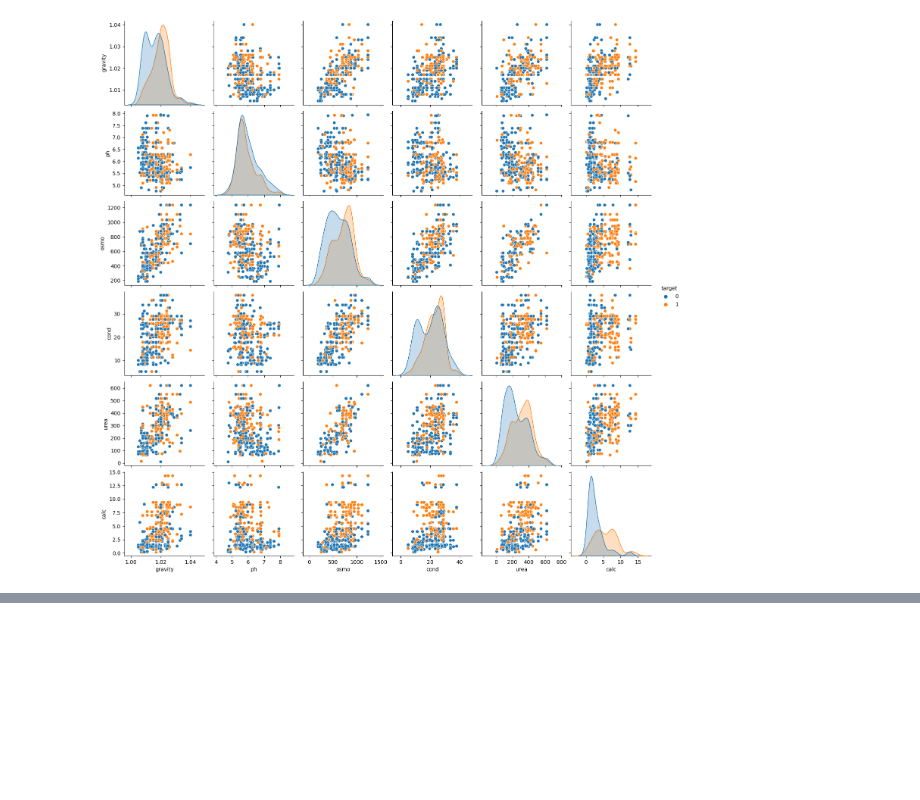
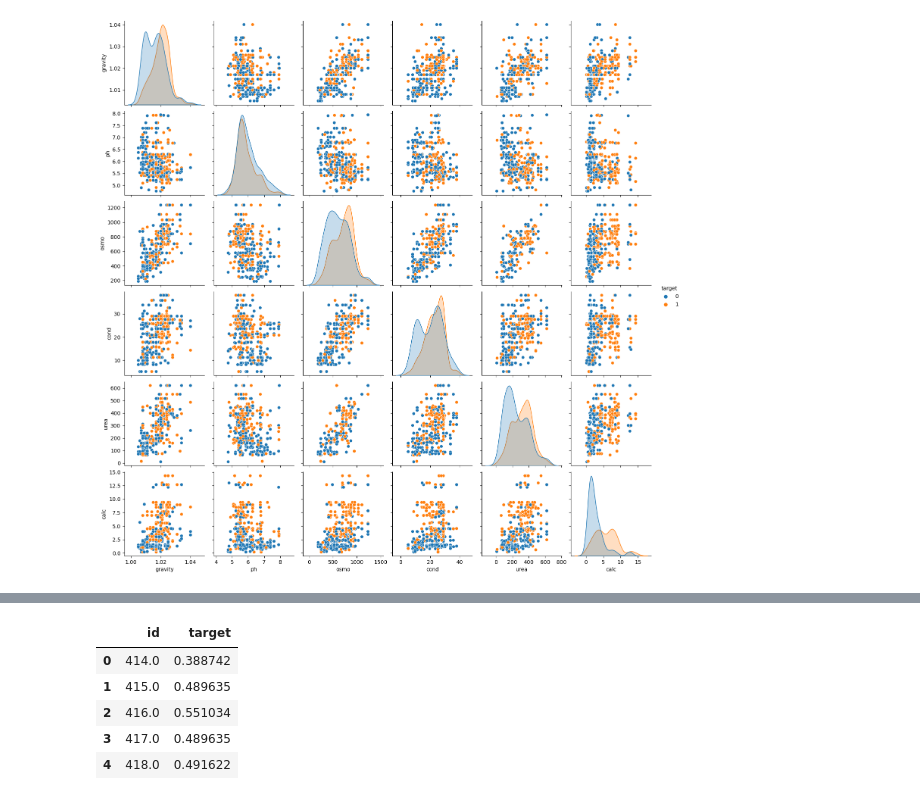
Before and after one commit to Evan00j/kaggle-playground-series-s3e12, a Jupyter notebook: KidneyStonePredictorXGBoost.ipynb, the cells around one changed output, grey strips where cells are left out. Cells and saved outputs as stored; diff of their text form; code cells hidden in the pictures; blank space fills up the shorter version.

Commit message:
Kaggle Notebook | notebook248b477592 | Version XGB Parameter tuning

```diff
--- a/KidneyStonePredictorXGBoost.ipynb
+++ b/KidneyStonePredictorXGBoost.ipynb
@@ -151,0 +171,17 @@ RMSE: 0.42
+# %%
+params = { 'max_depth': [3],
+           'learning_rate': [0.005, 0.01],
+           'n_estimators': [25, 50, 75],
+           'colsample_bytree': [0.4, 0.5, 0.6]}
+xgbr = xgb.XGBRegressor(seed = 20)
+clf = GridSearchCV(estimator=xgbr,
+                   param_grid=params,
+                   scoring='roc_auc',
+                   verbose=1)
+clf.fit(X_train, y_train)
+print("Best parameters:", clf.best_params_)
+
+y_pred = clf.predict(X_test)
+score = roc_auc_score(y_test, y_pred)
+
+print("ROC AUC score:", score)
@@ -151,0 +192,5 @@ RMSE: 0.42
+# %%
+final_pred = clf.predict(input_test)
+
+test = pd.read_csv("/kaggle/input/playground-series-s3e12/test.csv")
+test.head()
@@ -151,0 +204,12 @@ RMSE: 0.42
+# %%
+submission = pd.DataFrame([test['id'], final_pred]).transpose()
+
+submission.columns = ['id', 'target']
+submission.head()
+# %% [output]
+|  | id | target |
+| 0 | 414.0 | 0.388742 |
+| 1 | 415.0 | 0.489635 |
+| 2 | 416.0 | 0.551034 |
+| 3 | 417.0 | 0.489635 |
+| 4 | 418.0 | 0.491622 |
```
Also changed, not shown: parts of 7 cells of this notebook.
